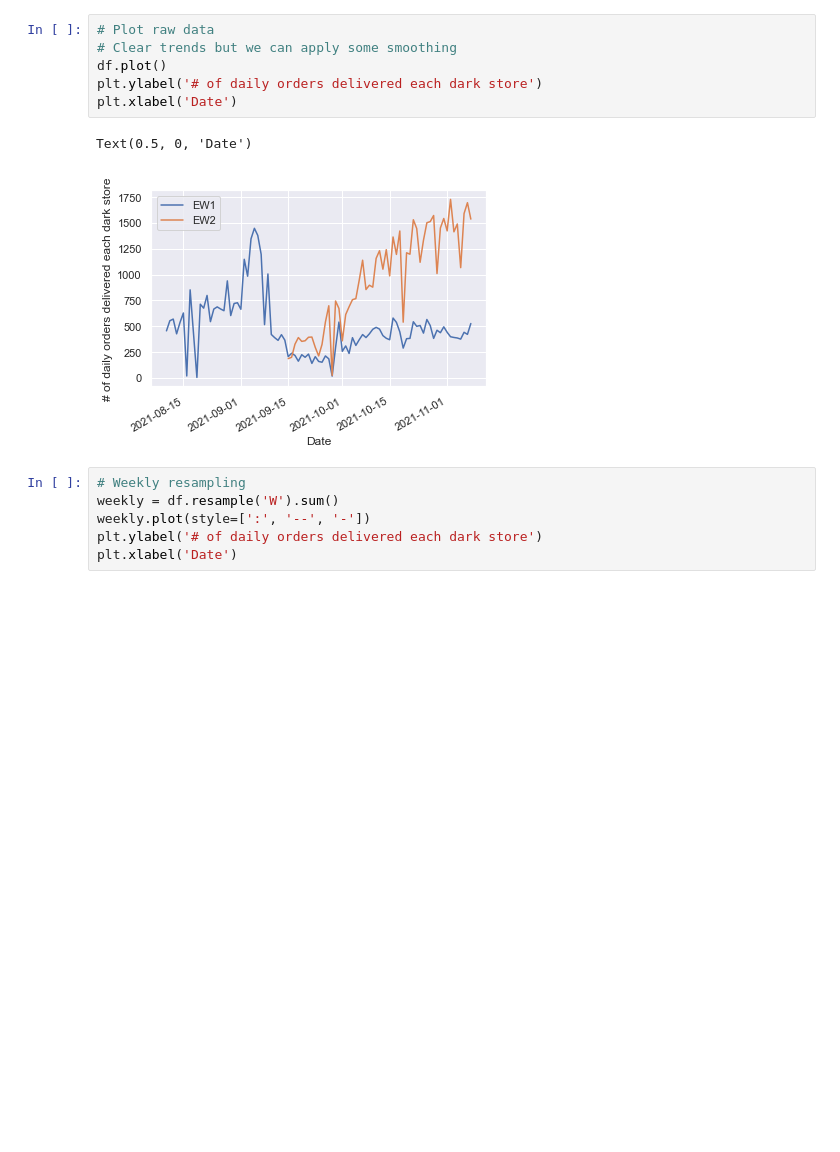
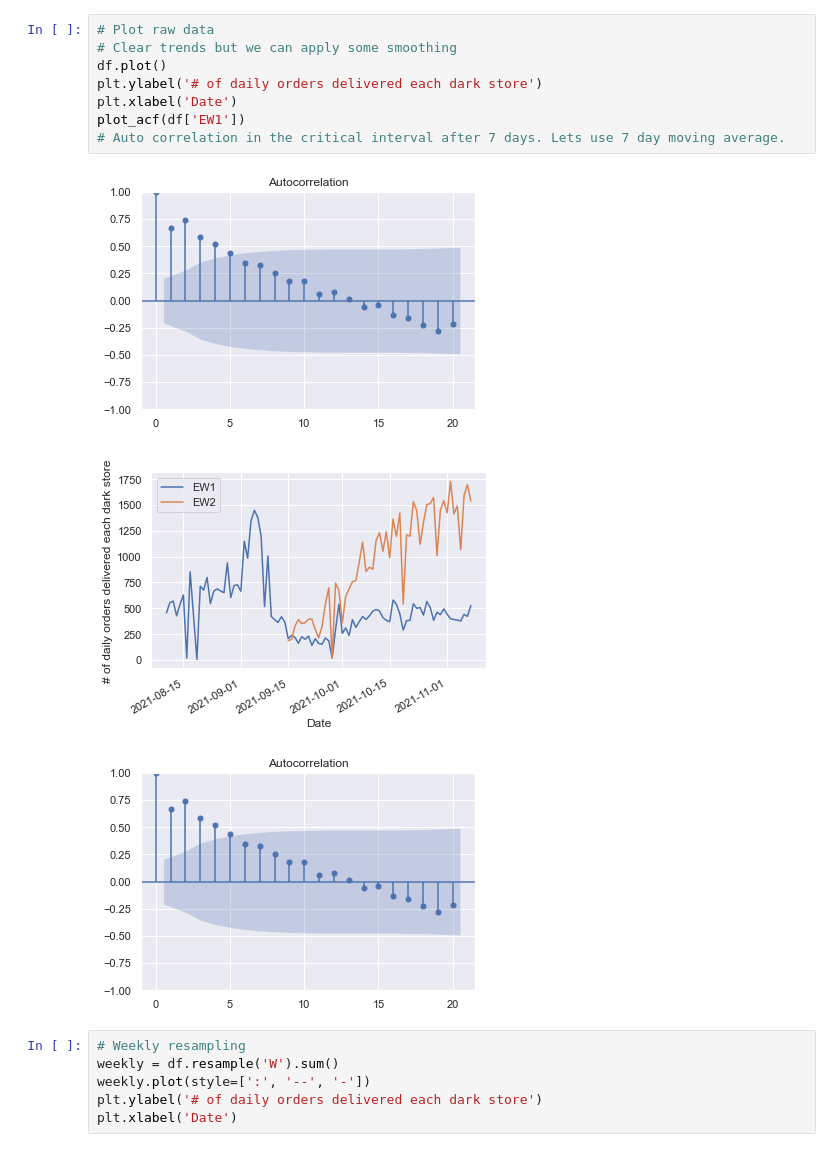
Before and after one commit to naadir95/airlift-case-study, a Jupyter notebook: main.ipynb, the cells around one changed output. Saved outputs shown, nothing was run; the diff lists cells and outputs as text; blank space fills up the shorter version.

```diff
--- a/main.ipynb
+++ b/main.ipynb
@@ -24,12 +14,15 @@ df  = pd.read_csv("data.csv", sep = ';', parse_dates=["date"]).set_index('date')
 # %%
 # Plot raw data
 # Clear trends but we can apply some smoothing
 df.plot()
 plt.ylabel('# of daily orders delivered each dark store')
 plt.xlabel('Date')
+plot_acf(df['EW1'])
+# Auto correlation in the critical interval after 7 days. Lets use 7 day moving average.
 # %% [output]
-Text(0.5, 0, 'Date')
-[figure, old version]
+[figure, new version]
+[figure, added]
+[figure, added]
 # %%
 # Weekly resampling
 weekly = df.resample('W').sum()
```
Also changed, not shown: parts of 5 cells of this notebook, 3 other files.
